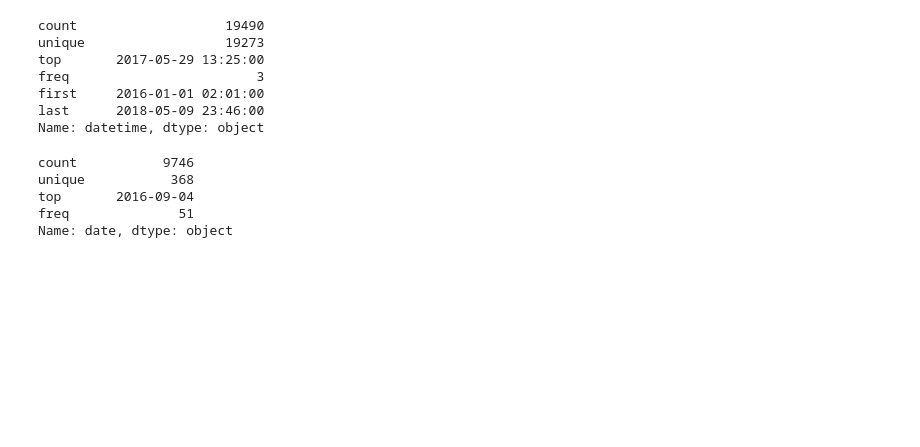
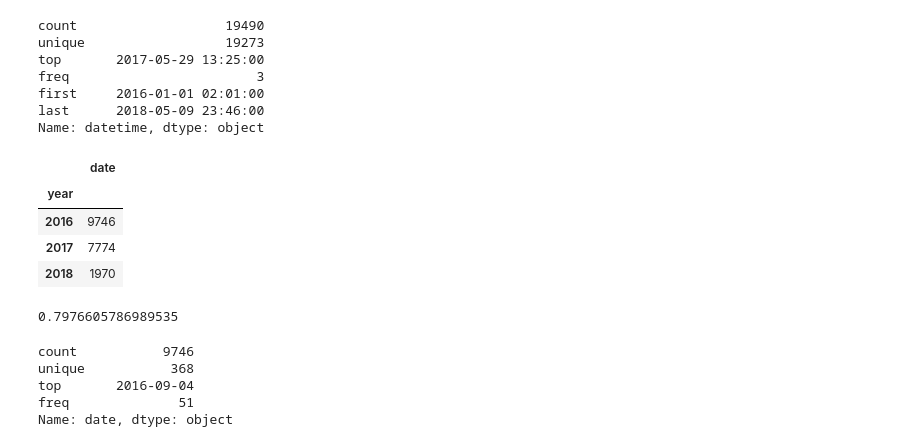
Before and after one commit to jakekara/ed-opioid-ordering, a Jupyter notebook: ED opioid ordering.ipynb, the cells around one changed output. Saved outputs shown, nothing was run; the diff lists cells and outputs as text; code cells hidden in the pictures; blank space fills up the shorter version.

```diff
--- a/ED opioid ordering.ipynb
+++ b/ED opioid ordering.ipynb
@@ -84,6 +84,19 @@ freq                        3
 first     2016-01-01 02:01:00
 last      2018-05-09 23:46:00
 Name: datetime, dtype: object
+# %%
+import numpy as np
+df.groupby("year").agg({"date":np.size})
+# %% [output]
+|  | date |
+| year |  |
+| 2016 | 9746 |
+| 2017 | 7774 |
+| 2018 | 1970 |
+# %%
+7774./9746.
+# %% [output]
+0.7976605786989535
 # %%
 df[df["year"]=="2016"]["date"].describe()
 # %% [output]
```
Also changed, not shown: parts of 1 cell of this notebook.
